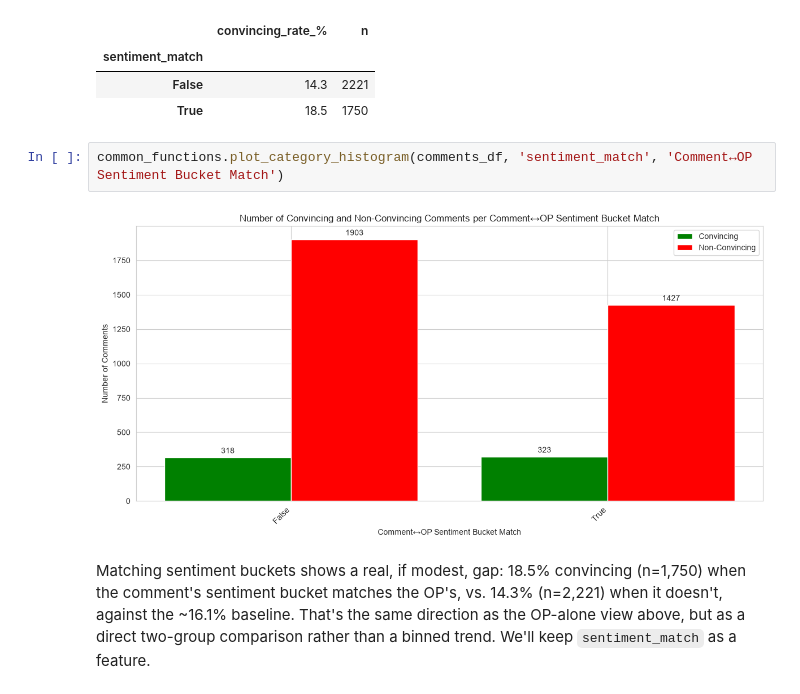
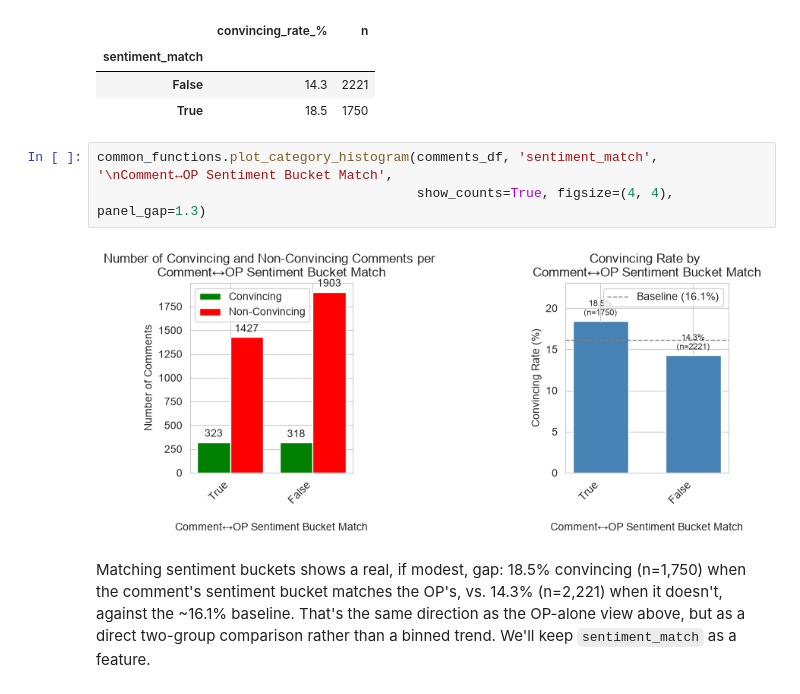
Before and after one commit to jct-nlp/change-my-view-2025, a Jupyter notebook: this work/03.3_feature_engineering_op_relation.ipynb, the cells around one changed output. Cells and saved outputs as stored; diff of their text form.

Commit message:
better charts and an additional checkpoint

```diff
--- a/this work/03.3_feature_engineering_op_relation.ipynb
+++ b/this work/03.3_feature_engineering_op_relation.ipynb
@@ -235,9 +235,10 @@ Baseline convincing rate: 16.1%
 | False | 14.3 | 2221 |
 | True | 18.5 | 1750 |
 # %%
-common_functions.plot_category_histogram(comments_df, 'sentiment_match', 'Comment↔OP Sentiment Bucket Match')
+common_functions.plot_category_histogram(comments_df, 'sentiment_match', '\nComment↔OP Sentiment Bucket Match',
+                                         show_counts=True, figsize=(4, 4), panel_gap=1.3)
 # %% [output]
-[figure, old version]
+[figure, new version]
 # %% [markdown]
 Matching sentiment buckets shows a real, if modest, gap: 18.5% convincing (n=1,750) when the comment's sentiment bucket matches the OP's, vs. 14.3% (n=2,221) when it doesn't, against the ~16.1% baseline. That's the same direction as the OP-alone view above, but as a direct two-group comparison rather than a binned trend. We'll keep `sentiment_match` as a feature.
 # %% [markdown]
```
Also changed, not shown: parts of 3 cells of this notebook.
